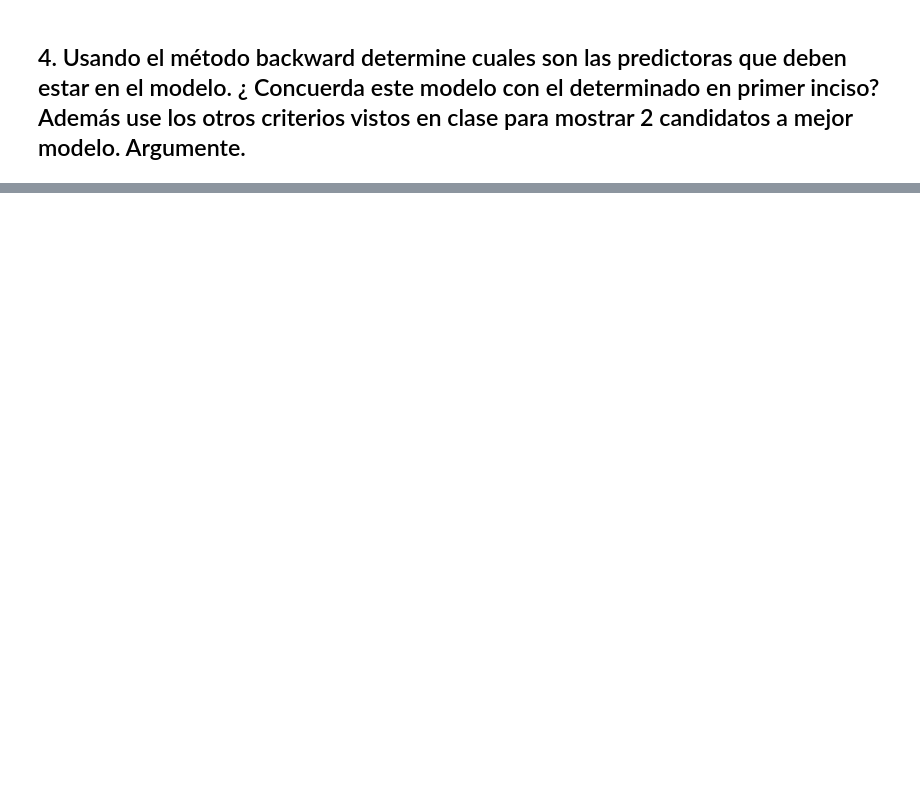
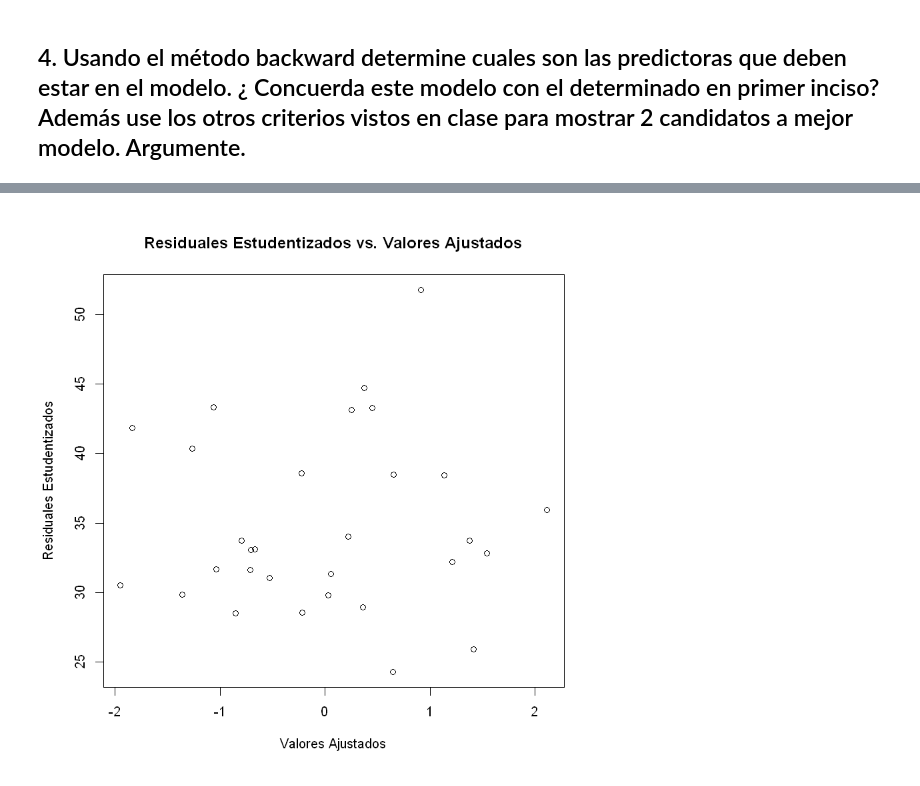
Before and after one commit to cosmolejo/Metodos, a Jupyter notebook: RegresionLinealMultipleR-1.ipynb, the cells around one changed output, grey strips where cells are left out. Saved outputs shown, nothing was run; the diff lists cells and outputs as text; code cells hidden in the pictures; blank space fills up the shorter version.

```diff
--- a/RegresionLinealMultipleR-1.ipynb
+++ b/RegresionLinealMultipleR-1.ipynb
@@ -385,0 +442,9 @@ allregtable(modelo,Y)
+# %%
+#CALCULO DE RESIDUALES ESTUDENTIZADOS
+restud<-round(rstudent(modelo),4)
+
+#GRÁFICO DE RESIDUALES VS. VALORES PREDICHOS
+plot(restud,fitted(modelo), xlab="Valores Ajustados",ylab="Residuales Estudentizados",
+     main="Residuales Estudentizados vs. Valores Ajustados")
+# %% [output]
+[figure, added]
```
Also changed, not shown: parts of 23 cells of this notebook.
